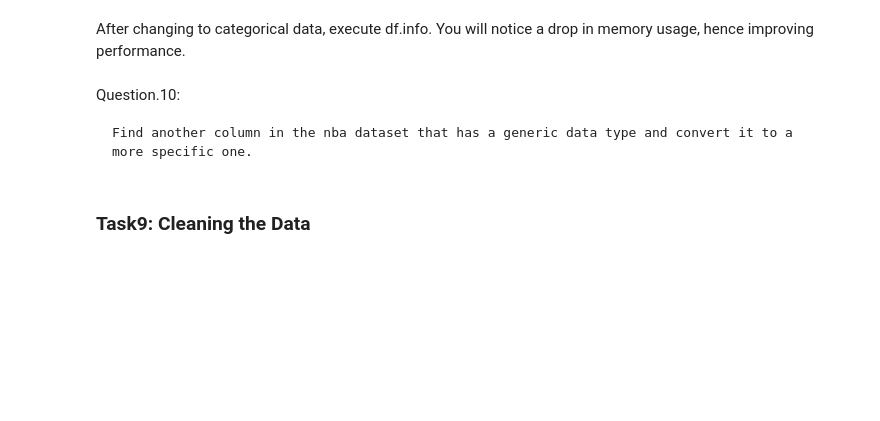
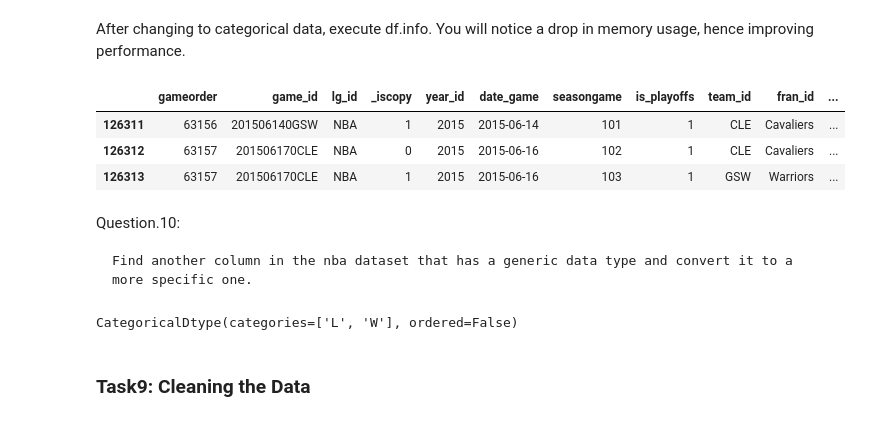
Before and after one commit to dnzengou/BI_Labs, a Jupyter notebook: notebooks/nba_data_analysis_using_pandas.ipynb, the cells around one changed output. Saved outputs shown, nothing was run; the diff lists cells and outputs as text; code cells hidden in the pictures; blank space fills up the shorter version.

````diff
--- a/notebooks/nba_data_analysis_using_pandas.ipynb
+++ b/notebooks/nba_data_analysis_using_pandas.ipynb
@@ -517,12 +600,29 @@ df["game_location"].dtype
 CategoricalDtype(categories=['A', 'H', 'N'], ordered=False)
 # %% [markdown]
 After changing to categorical data, execute df.info. You will notice a drop in memory usage, hence improving performance.
+# %%
+df.tail(3)
+# %% [output]
+|  | gameorder | game_id | lg_id | _iscopy | year_id | date_game | seasongame | is_playoffs | team_id | fran_id | ... |
+| 126311 | 63156 | 201506140GSW | NBA | 1 | 2015 | 2015-06-14 | 101 | 1 | CLE | Cavaliers | ... |
+| 126312 | 63157 | 201506170CLE | NBA | 0 | 2015 | 2015-06-16 | 102 | 1 | CLE | Cavaliers | ... |
+| 126313 | 63157 | 201506170CLE | NBA | 1 | 2015 | 2015-06-16 | 103 | 1 | GSW | Warriors | ... |
 # %% [markdown]
 Question.10:
 
 ```
 Find another column in the nba dataset that has a generic data type and convert it to a more specific one.
 ```
+# %%
+# convert game_result column values (W, L) into categorical type
+df["game_result"].nunique()
+df["game_result"].value_counts()
+
+#change the data type to categorical and check it
+df["game_result"] = pd.Categorical(df["game_result"])
+df["game_result"].dtype
+# %% [output]
+CategoricalDtype(categories=['L', 'W'], ordered=False)
 # %% [markdown]
 ### Task9: Cleaning the Data
 # %% [markdown]
````
Also changed, not shown: parts of 28 cells of this notebook, 1 other file.
